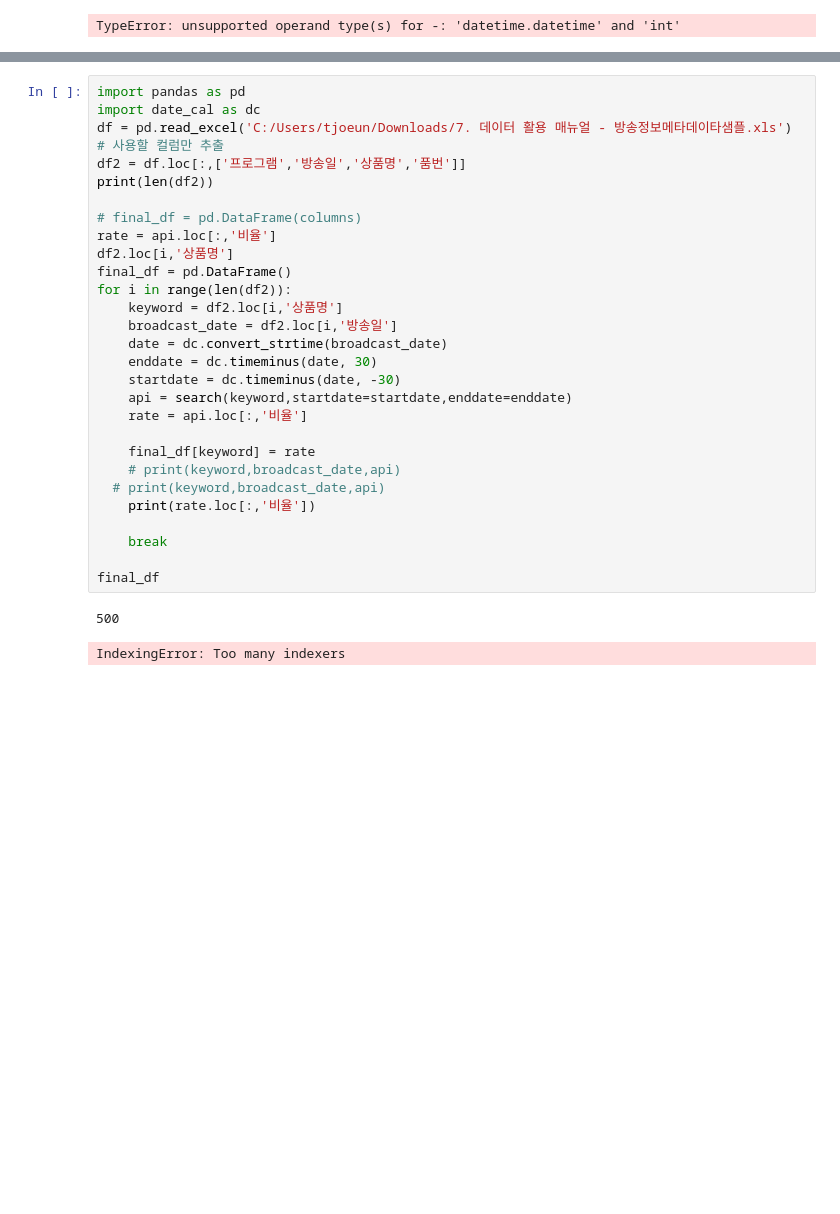
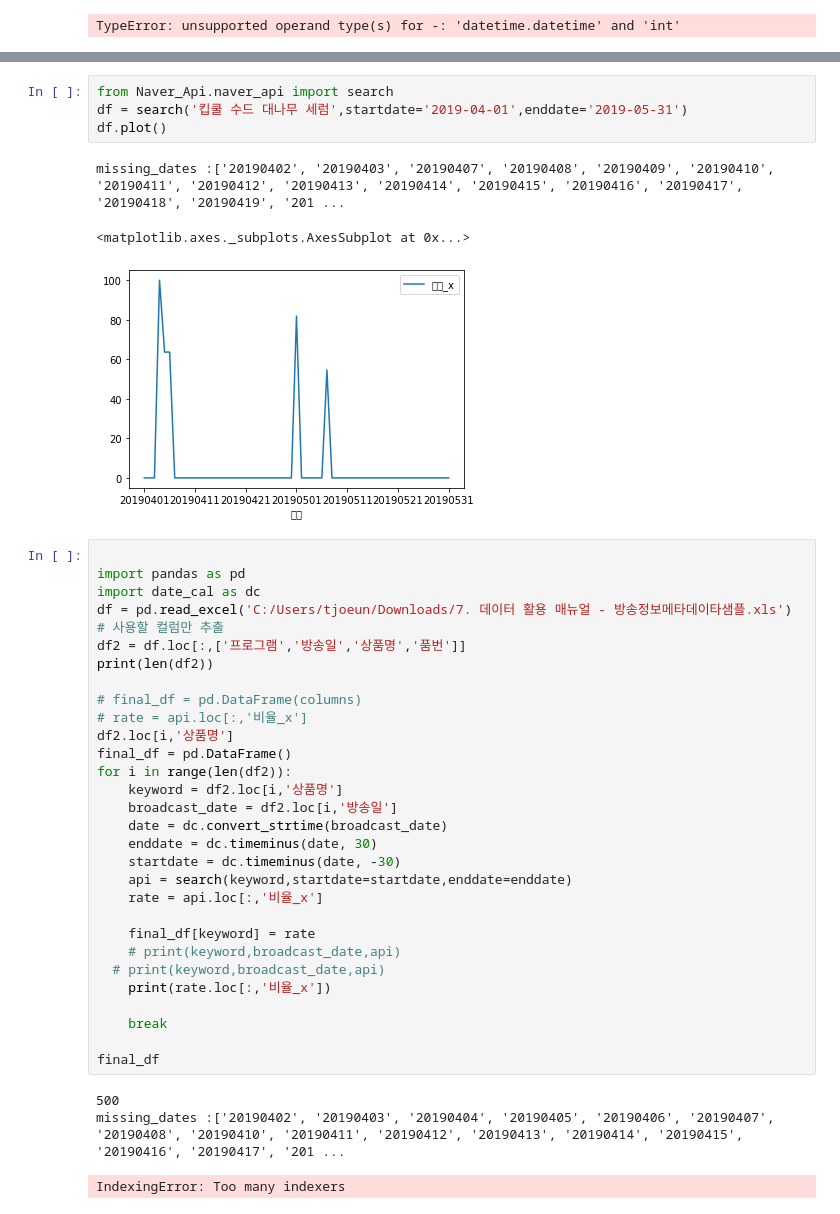
Before and after one commit to kdy7710/Bigdata_Team_Project, a Jupyter notebook: Bigdata_Project/Bigdata_Project/DramaPPl_Tutorial.ipynb, the cells around one changed output, grey strips where cells are left out. Drawn from its saved outputs; the diff is of its cells as text; blank space fills up the shorter version.

```diff
--- a/Bigdata_Project/Bigdata_Project/DramaPPl_Tutorial.ipynb
+++ b/Bigdata_Project/Bigdata_Project/DramaPPl_Tutorial.ipynb
@@ -118,4 +99,13 @@ df.plot()
+# %%
+from Naver_Api.naver_api import search
+df = search('킵쿨 수드 대나무 세럼',startdate='2019-04-01',enddate='2019-05-31')
+df.plot()
+# %% [output]
+missing_dates :['20190402', '20190403', '20190407', '20190408', '20190409', '20190410', '20190411', '20190412', '20190413', '20190414', '20190415', '20190416', '20190417', '20190418', '20190419', '201 ...
+<matplotlib.axes._subplots.AxesSubplot at 0x...>
+[figure, added]
 # %%
+
 import pandas as pd
 import date_cal as dc
 df = pd.read_excel('C:/Users/tjoeun/Downloads/7. 데이터 활용 매뉴얼 - 방송정보메타데이타샘플.xls')
@@ -124,7 +114,7 @@ df2 = df.loc[:,['프로그램','방송일','상품명','품번']]
 print(len(df2))
 
 # final_df = pd.DataFrame(columns)
-rate = api.loc[:,'비율']
+# rate = api.loc[:,'비율_x']
 df2.loc[i,'상품명']
 final_df = pd.DataFrame()
 for i in range(len(df2)):
@@ -134,16 +124,17 @@ for i in range(len(df2)):
     enddate = dc.timeminus(date, 30)
     startdate = dc.timeminus(date, -30)
     api = search(keyword,startdate=startdate,enddate=enddate)
-    rate = api.loc[:,'비율']
+    rate = api.loc[:,'비율_x']
 
     final_df[keyword] = rate
     # print(keyword,broadcast_date,api)
   # print(keyword,broadcast_date,api)
-    print(rate.loc[:,'비율'])
+    print(rate.loc[:,'비율_x'])
 
     break
 
 final_df
 # %% [output]
 500
+missing_dates :['20190402', '20190403', '20190404', '20190405', '20190406', '20190407', '20190408', '20190410', '20190411', '20190412', '20190413', '20190414', '20190415', '20190416', '20190417', '201 ...
 IndexingError: Too many indexers
```
Also changed, not shown: parts of 7 cells of this notebook, 5 other files.
